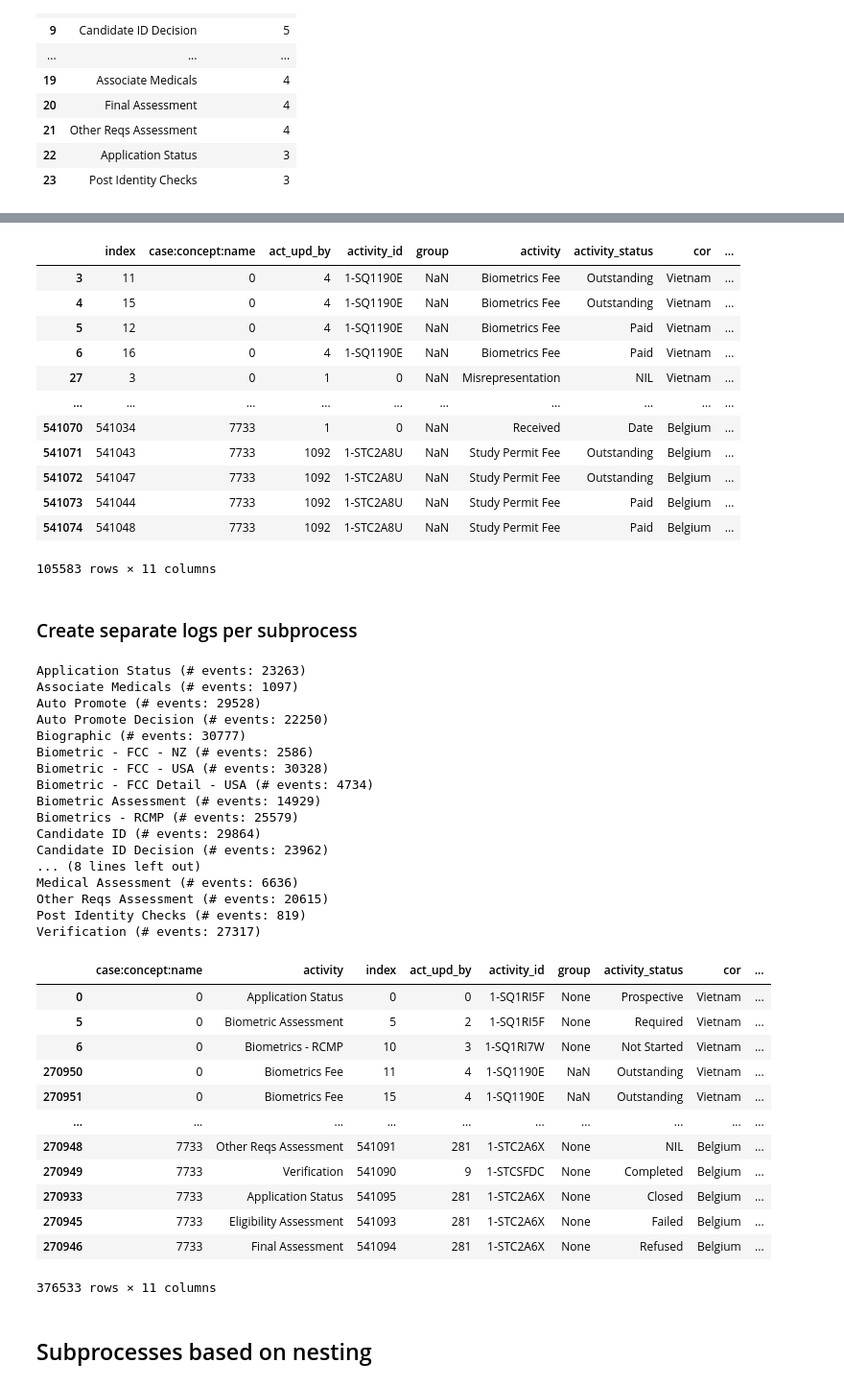
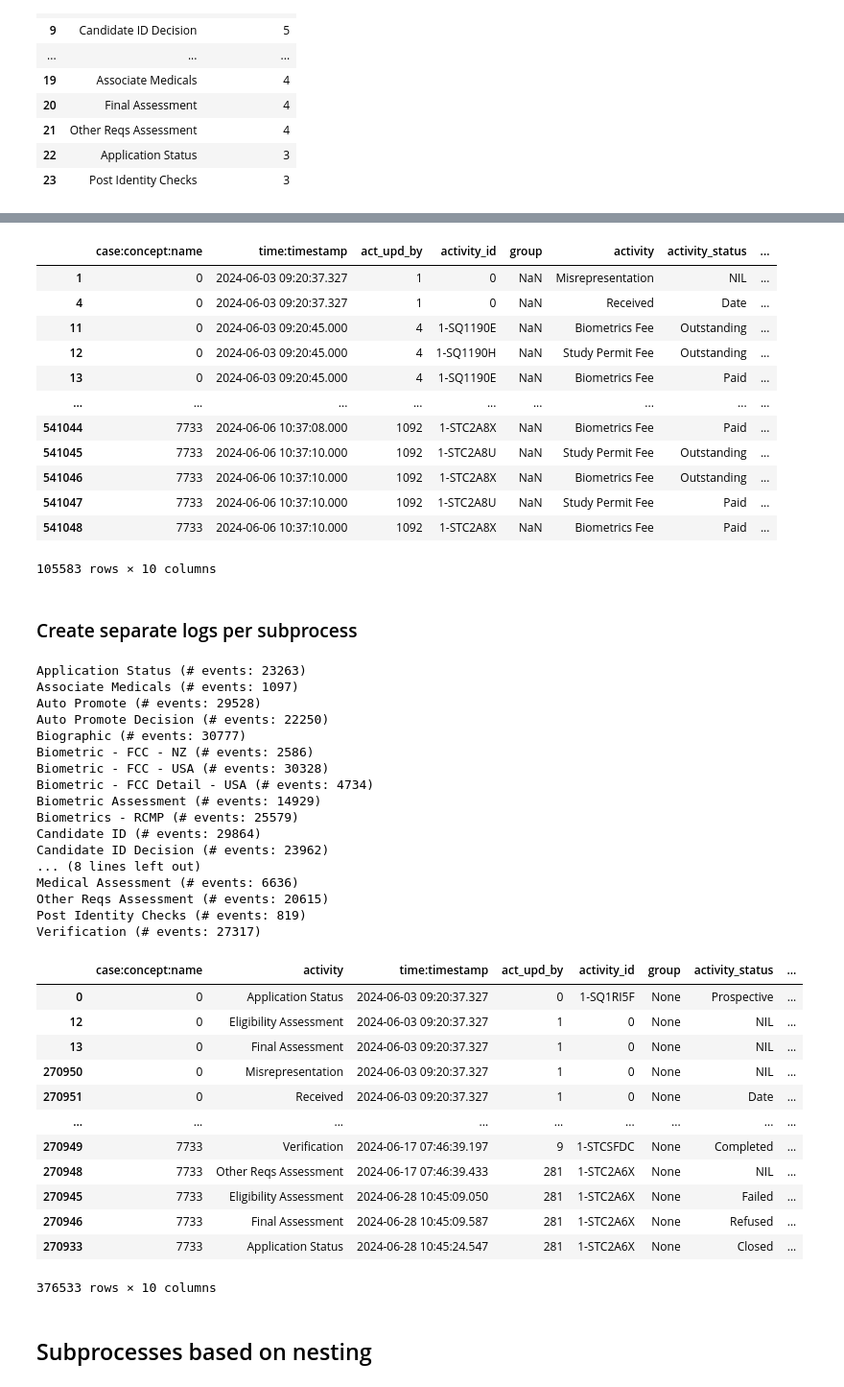
Before and after one commit to ProcessMining-uOttawa/ircc, a Jupyter notebook: ircc-lifecycles-new.ipynb, the cells around one changed output, grey strips where cells are left out. Shown: that part at 96% size. Saved outputs shown, nothing was run; the diff lists cells and outputs as text; code cells hidden in the pictures.

```diff
--- a/ircc-lifecycles-new.ipynb
+++ b/ircc-lifecycles-new.ipynb
@@ -142,13 +225,18 @@ log.to_csv("data/combined_event_log-filt_evt1p-time1m.csv")
 # checkout variant analysis for seeing whether it improved matters
 # %% [markdown]
 # Subprocesses
+# %%
+src_file = "data/combined_event_log-filt_evt1p.csv"
+# src_file = "data/combined_event_log-filt_evt1p-time1m.csv"
+
+tgt_folder = "lifecycles/filt_evt1p/data"
 # %% [markdown]
 ## Subprocesses based on status
 # %%
 # log = pd.read_csv("data/combined_event_log_anonymous.csv")
 # log = log.rename({ 'app_num': 'case:concept:name', 'act_upd_date': 'time:timestamp' }, axis=1)
 
-log = pd.read_csv("data/combined_event_log-filt_evt1p-time1m.csv")
+log = pd.read_csv(src_file)
 log = log.drop('Unnamed: 0', axis=1)
 log
 # %% [output]
@@ -238,56 +326,56 @@ subproc_evts
 non_subproc_evts = log[~ log['activity'].isin(parent_activ['activity'])]
 non_subproc_evts
 # %% [output]
-|  | index | case:concept:name | act_upd_by | activity_id | group | activity | activity_status | cor | ... |
-| 3 | 11 | 0 | 4 | 1-SQ1190E | NaN | Biometrics Fee | Outstanding | Vietnam | ... |
-| 4 | 15 | 0 | 4 | 1-SQ1190E | NaN | Biometrics Fee | Outstanding | Vietnam | ... |
-| 5 | 12 | 0 | 4 | 1-SQ1190E | NaN | Biometrics Fee | Paid | Vietnam | ... |
-| 6 | 16 | 0 | 4 | 1-SQ1190E | NaN | Biometrics Fee | Paid | Vietnam | ... |
-| 27 | 3 | 0 | 1 | 0 | NaN | Misrepresentation | NIL | Vietnam | ... |
-| ... | ... | ... | ... | ... | ... | ... | ... | ... | ... |
-| 541070 | 541034 | 7733 | 1 | 0 | NaN | Received | Date | Belgium | ... |
-| 541071 | 541043 | 7733 | 1092 | 1-STC2A8U | NaN | Study Permit Fee | Outstanding | Belgium | ... |
-| 541072 | 541047 | 7733 | 1092 | 1-STC2A8U | NaN | Study Permit Fee | Outstanding | Belgium | ... |
-| 541073 | 541044 | 7733 | 1092 | 1-STC2A8U | NaN | Study Permit Fee | Paid | Belgium | ... |
-| 541074 | 541048 | 7733 | 1092 | 1-STC2A8U | NaN | Study Permit Fee | Paid | Belgium | ... |
+|  | case:concept:name | time:timestamp | act_upd_by | activity_id | group | activity | activity_status | ... |
+| 1 | 0 | 2024-06-03 09:20:37.327 | 1 | 0 | NaN | Misrepresentation | NIL | ... |
+| 4 | 0 | 2024-06-03 09:20:37.327 | 1 | 0 | NaN | Received | Date | ... |
+| 11 | 0 | 2024-06-03 09:20:45.000 | 4 | 1-SQ1190E | NaN | Biometrics Fee | Outstanding | ... |
+| 12 | 0 | 2024-06-03 09:20:45.000 | 4 | 1-SQ1190H | NaN | Study Permit Fee | Outstanding | ... |
+| 13 | 0 | 2024-06-03 09:20:45.000 | 4 | 1-SQ1190E | NaN | Biometrics Fee | Paid | ... |
+| ... | ... | ... | ... | ... | ... | ... | ... | ... |
+| 541044 | 7733 | 2024-06-06 10:37:08.000 | 1092 | 1-STC2A8X | NaN | Biometrics Fee | Paid | ... |
+| 541045 | 7733 | 2024-06-06 10:37:10.000 | 1092 | 1-STC2A8U | NaN | Study Permit Fee | Outstanding | ... |
+| 541046 | 7733 | 2024-06-06 10:37:10.000 | 1092 | 1-STC2A8X | NaN | Biometrics Fee | Outstanding | ... |
+| 541047 | 7733 | 2024-06-06 10:37:10.000 | 1092 | 1-STC2A8U | NaN | Study Permit Fee | Paid | ... |
+| 541048 | 7733 | 2024-06-06 10:37:10.000 | 1092 | 1-STC2A8X | NaN | Biometrics Fee | Paid | ... |
-105583 rows × 11 columns
+105583 rows × 10 columns
 # %% [markdown]
 ### Create separate logs per subprocess
 # %%
 from separ_subproc import separ_subproc
 
-separ_subproc(subproc_evts, non_subproc_evts, 'activity', 'activity_status', 'concept:name', "lifecycles/level2/", "data/combined_event_log-abstracted.csv")
+separ_subproc(subproc_evts, non_subproc_evts, 'activity', 'activity_status', 'concept:name', f"{tgt_folder}/level2/", f"{tgt_folder}/combined_event_log-abstracted_status.csv")
 # %% [output]
 Application Status (# events: 23263)
 Associate Medicals (# events: 1097)
 Auto Promote (# events: 29528)
 Auto Promote Decision (# events: 22250)
 Biographic (# events: 30777)
 Biometric - FCC - NZ (# events: 2586)
 Biometric - FCC - USA (# events: 30328)
 Biometric - FCC Detail - USA (# events: 4734)
 Biometric Assessment (# events: 14929)
 Biometrics - RCMP (# events: 25579)
 Candidate ID (# events: 29864)
 Candidate ID Decision (# events: 23962)
 ... (8 lines left out)
 Medical Assessment (# events: 6636)
 Other Reqs Assessment (# events: 20615)
 Post Identity Checks (# events: 819)
 Verification (# events: 27317)
-|  | case:concept:name | activity | index | act_upd_by | activity_id | group | activity_status | cor | ... |
-| 0 | 0 | Application Status | 0 | 0 | 1-SQ1RI5F | None | Prospective | Vietnam | ... |
-| 5 | 0 | Biometric Assessment | 5 | 2 | 1-SQ1RI5F | None | Required | Vietnam | ... |
-| 6 | 0 | Biometrics - RCMP | 10 | 3 | 1-SQ1RI7W | None | Not Started | Vietnam | ... |
-| 270950 | 0 | Biometrics Fee | 11 | 4 | 1-SQ1190E | NaN | Outstanding | Vietnam | ... |
-| 270951 | 0 | Biometrics Fee | 15 | 4 | 1-SQ1190E | NaN | Outstanding | Vietnam | ... |
-| ... | ... | ... | ... | ... | ... | ... | ... | ... | ... |
-| 270948 | 7733 | Other Reqs Assessment | 541091 | 281 | 1-STC2A6X | None | NIL | Belgium | ... |
-| 270949 | 7733 | Verification | 541090 | 9 | 1-STCSFDC | None | Completed | Belgium | ... |
-| 270933 | 7733 | Application Status | 541095 | 281 | 1-STC2A6X | None | Closed | Belgium | ... |
-| 270945 | 7733 | Eligibility Assessment | 541093 | 281 | 1-STC2A6X | None | Failed | Belgium | ... |
-| 270946 | 7733 | Final Assessment | 541094 | 281 | 1-STC2A6X | None | Refused | Belgium | ... |
+|  | case:concept:name | activity | time:timestamp | act_upd_by | activity_id | group | activity_status | ... |
+| 0 | 0 | Application Status | 2024-06-03 09:20:37.327 | 0 | 1-SQ1RI5F | None | Prospective | ... |
+| 12 | 0 | Eligibility Assessment | 2024-06-03 09:20:37.327 | 1 | 0 | None | NIL | ... |
+| 13 | 0 | Final Assessment | 2024-06-03 09:20:37.327 | 1 | 0 | None | NIL | ... |
+| 270950 | 0 | Misrepresentation | 2024-06-03 09:20:37.327 | 1 | 0 | None | NIL | ... |
+| 270951 | 0 | Received | 2024-06-03 09:20:37.327 | 1 | 0 | None | Date | ... |
+| ... | ... | ... | ... | ... | ... | ... | ... | ... |
+| 270949 | 7733 | Verification | 2024-06-17 07:46:39.197 | 9 | 1-STCSFDC | None | Completed | ... |
+| 270948 | 7733 | Other Reqs Assessment | 2024-06-17 07:46:39.433 | 281 | 1-STC2A6X | None | NIL | ... |
+| 270945 | 7733 | Eligibility Assessment | 2024-06-28 10:45:09.050 | 281 | 1-STC2A6X | None | Failed | ... |
+| 270946 | 7733 | Final Assessment | 2024-06-28 10:45:09.587 | 281 | 1-STC2A6X | None | Refused | ... |
+| 270933 | 7733 | Application Status | 2024-06-28 10:45:24.547 | 281 | 1-STC2A6X | None | Closed | ... |
-376533 rows × 11 columns
+376533 rows × 10 columns
 # %% [markdown]
 ## Subprocesses based on nesting
 # %% [markdown]
```
Also changed, not shown: parts of 17 cells of this notebook, 9 other files.
